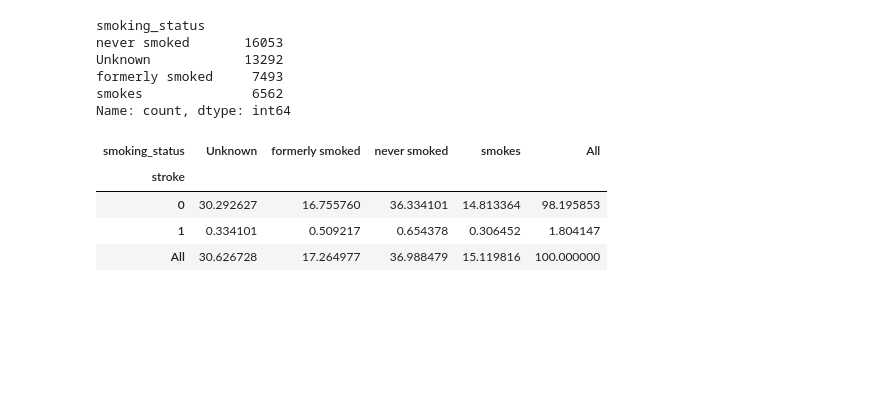
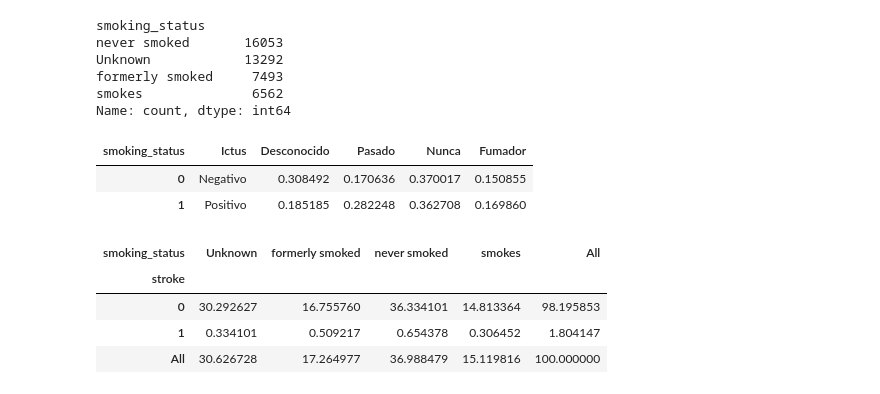
Before and after one commit to antoniocc12/Prediccion-ictus, a Jupyter notebook: notebooks/stroke.ipynb, the cells around one changed output. Drawn from its saved outputs; the diff is of its cells as text; code cells hidden in the pictures; blank space fills up the shorter version.

```diff
--- a/notebooks/stroke.ipynb
+++ b/notebooks/stroke.ipynb
@@ -373,0 +512,9 @@ fig.write_image(os.path.join(os.path.dirname(os.path.dirname(os.path.abspath('fi
+# %%
+smoke_df = pd.DataFrame(df[['smoking_status', 'stroke']].fillna('Unknown').groupby('stroke').value_counts(normalize=True).unstack(fill_value=0)).reset_index().replace(
+    {'stroke': {0: 'Negativo', 1: 'Positivo'}}).rename(columns={'stroke': 'Ictus', 'formerly smoked': 'Pasado', 'never smoked': 'Nunca',
+                                                                'smokes': 'Fumador', 'Unknown': 'Desconocido'})
+smoke_df
+# %% [output]
+| smoking_status | Ictus | Desconocido | Pasado | Nunca | Fumador |
+| 0 | Negativo | 0.308492 | 0.170636 | 0.370017 | 0.150855 |
+| 1 | Positivo | 0.185185 | 0.282248 | 0.362708 | 0.169860 |
```
Also changed, not shown: parts of 21 cells of this notebook.
